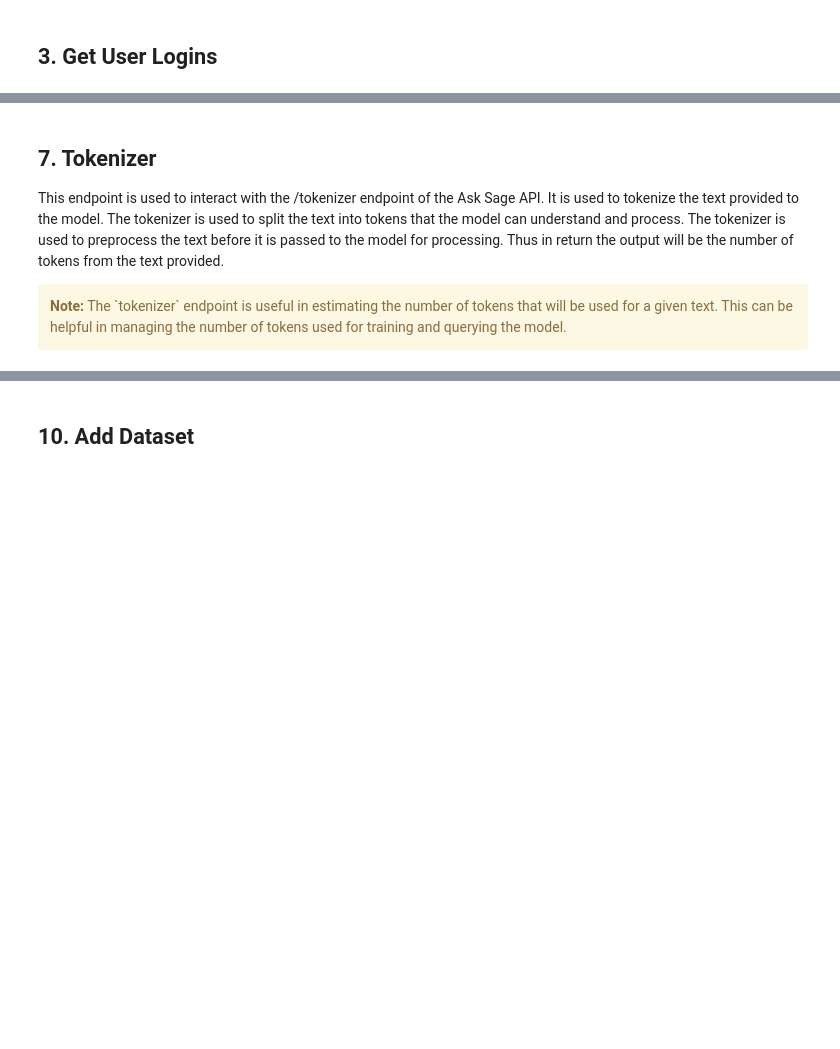
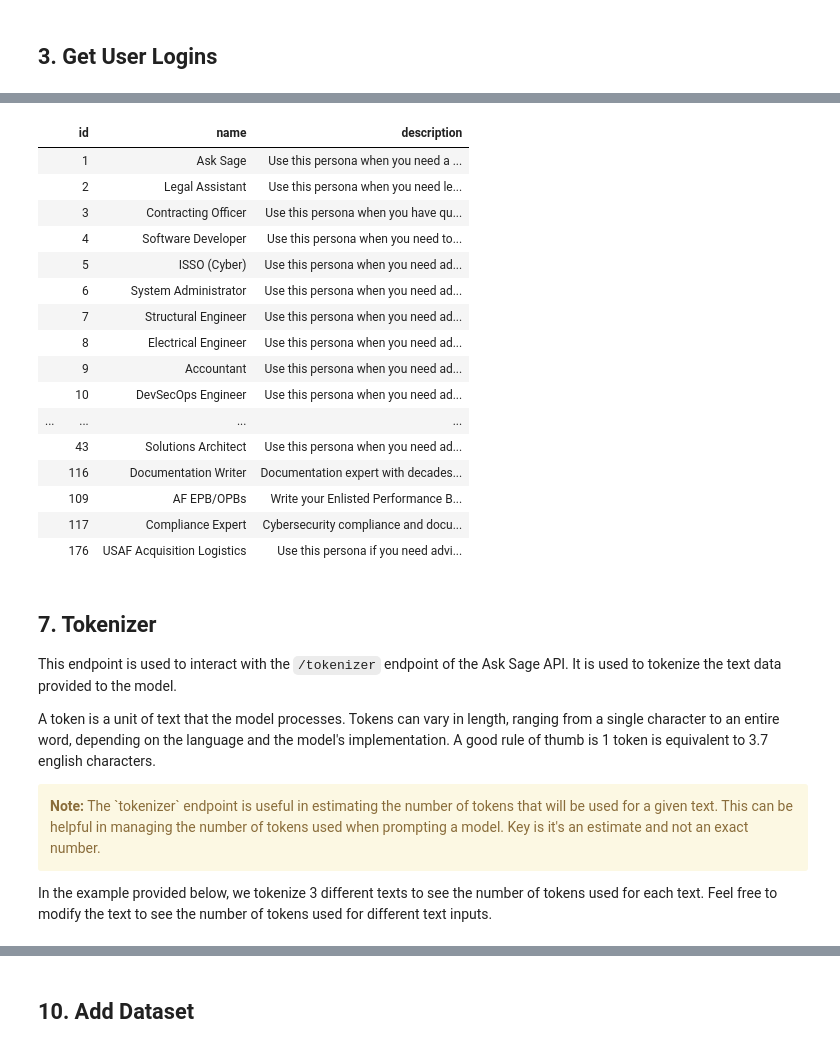
Before and after one commit to Ask-Sage/AskSage-Open-Source-Community, a Jupyter notebook: examples/ex_1_api_endpoints/asksage_python_client_overview.ipynb, the cells around one changed output, grey strips where cells are left out. Drawn from its saved outputs; the diff is of its cells as text; code cells hidden in the pictures; blank space fills up the shorter version.

```diff
--- a/examples/ex_1_api_endpoints/asksage_python_client_overview.ipynb
+++ b/examples/ex_1_api_endpoints/asksage_python_client_overview.ipynb
@@ -107,0 +178,13 @@ These are the models available on Ask Sage: ['aws-bedrock-titan', 'llma3', 'clau
+# %%
+# Fetch the list of models available for the user
+response = ask_sage_client.get_models()
+
+# Check if the response contains the expected 'response' key
+if 'response' in response:
+    models = response['response']
+
+    # Convert the models list into a DataFrame for better visualization
+    models_df = pd.DataFrame(models)
+    print('Models available for the user on the respetive Ask Sage Tenant/Account:')
+    print('--------------------------------------------------')
+    display(models_df)
@@ -244,9 +596,60 @@ display(personas_df.head(15)) # modify .head() to display all or a specific numb
+# %%
+# Get the personas using the get_personas endpoint
+get_personas = ask_sage_client.get_personas()
+
+# Extract relevant information from the response
+def extract_personas(response):
+    return [
+        {
+            'id': persona['id'],
+            'name': persona['name'],
+            'description': persona['description']
+        }
+        for persona in response['response']
+    ]
+
+# Extract the personas using the extract_personas function
+personas = extract_personas(get_personas)
+
+# Putting all information into a DataFrame
+personas_df = pd.DataFrame(personas)
+
+# Remove the index column for display
+personas_df.index = personas_df.index.map(lambda _: '')
+
+# Set column width to display full content and enable word wrapping
+pd.set_option('display.max_colwidth', None)
+
+# Display the DataFrame
+display(personas_df)
+# %% [output]
+|  | id | name | description |
+|  | 1 | Ask Sage | Use this persona when you need a ... |
+|  | 2 | Legal Assistant | Use this persona when you need le... |
+|  | 3 | Contracting Officer | Use this persona when you have qu... |
+|  | 4 | Software Developer | Use this persona when you need to... |
+|  | 5 | ISSO (Cyber) | Use this persona when you need ad... |
+|  | 6 | System Administrator | Use this persona when you need ad... |
+|  | 7 | Structural Engineer | Use this persona when you need ad... |
+|  | 8 | Electrical Engineer | Use this persona when you need ad... |
+|  | 9 | Accountant | Use this persona when you need ad... |
+|  | 10 | DevSecOps Engineer | Use this persona when you need ad... |
+| ... | ... | ... | ... |
+|  | 43 | Solutions Architect | Use this persona when you need ad... |
+|  | 116 | Documentation Writer | Documentation expert with decades... |
+|  | 109 | AF EPB/OPBs | Write your Enlisted Performance B... |
+|  | 117 | Compliance Expert | Cybersecurity compliance and docu... |
+|  | 176 | USAF Acquisition Logistics | Use this persona if you need advi... |
 # %% [markdown]
 ## 7. Tokenizer
 
-This endpoint is used to interact with the /tokenizer endpoint of the Ask Sage API. It is used to tokenize the text provided to the model. The tokenizer is used to split the text into tokens that the model can understand and process. The tokenizer is used to preprocess the text before it is passed to the model for processing. Thus in return the output will be the number of tokens from the text provided.
+This endpoint is used to interact with the `/tokenizer` endpoint of the Ask Sage API. It is used to tokenize the text data provided to the model.
+
+A token is a unit of text that the model processes. Tokens can vary in length, ranging from a single character to an entire word, depending on the language and the model's implementation. A good rule of thumb is 1 token is equivalent to 3.7 english characters.
 
 <div class="alert alert-block alert-warning">
-<b>Note:</b> The `tokenizer` endpoint is useful in estimating the number of tokens that will be used for a given text. This can be helpful in managing the number of tokens used for training and querying the model.
+<b>Note:</b> The `tokenizer` endpoint is useful in estimating the number of tokens that will be used for a given text. This can be helpful in managing the number of tokens used when prompting a model. Key is it's an estimate and not an exact number.
 </div>
+
+In the example provided below, we tokenize 3 different texts to see the number of tokens used for each text. Feel free to modify the text to see the number of tokens used for different text inputs.
 # %%
```
Also changed, not shown: parts of 166 cells of this notebook, 11 other files.
